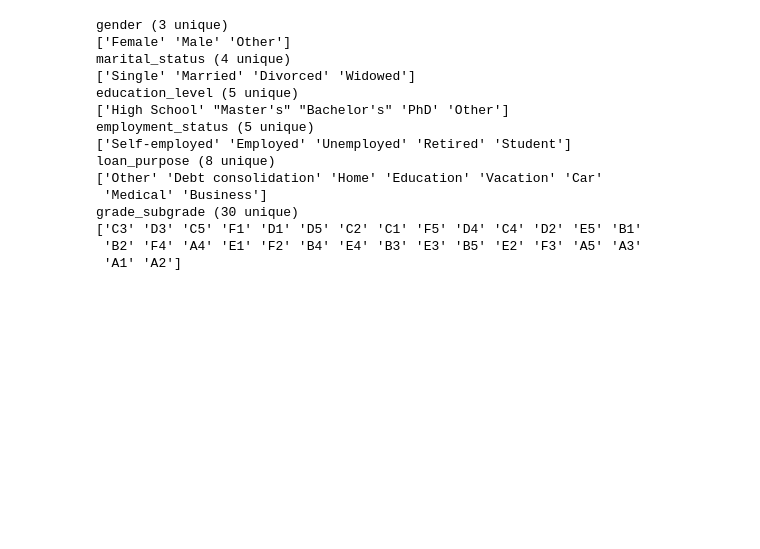
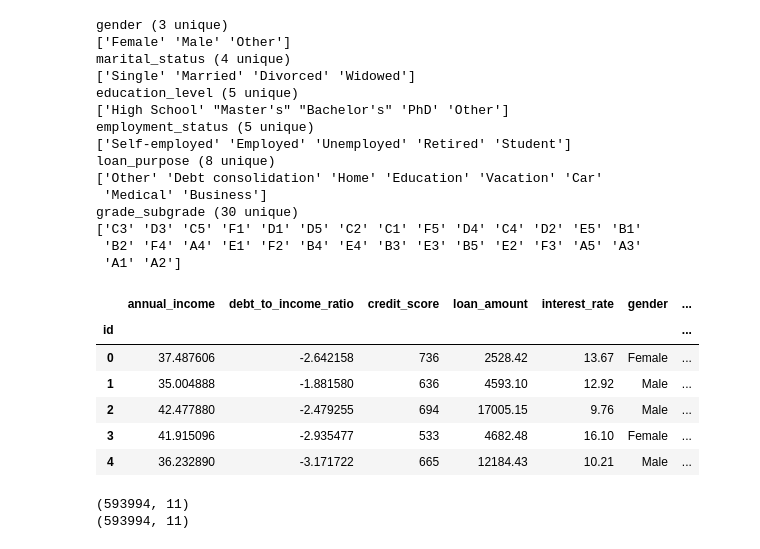
Before and after one commit to cod3astro/kaggle_ML_competition, a Jupyter notebook: loan_payback.ipynb, the cells around one changed output. Cells and saved outputs as stored; diff of their text form; code cells hidden in the pictures; blank space fills up the shorter version.

```diff
--- a/loan_payback.ipynb
+++ b/loan_payback.ipynb
@@ -188,3 +188,22 @@ grade_subgrade (30 unique)
 ['C3' 'D3' 'C5' 'F1' 'D1' 'D5' 'C2' 'C1' 'F5' 'D4' 'C4' 'D2' 'E5' 'B1'
  'B2' 'F4' 'A4' 'E1' 'F2' 'B4' 'E4' 'B3' 'E3' 'B5' 'E2' 'F3' 'A5' 'A3'
  'A1' 'A2']
+# %%
+train = df[df['is_train'] == 1].copy()
+train.drop(columns=['is_train'], inplace=True)
+
+display(train.head())
+# %% [output]
+|  | annual_income | debt_to_income_ratio | credit_score | loan_amount | interest_rate | gender | ... |
+| id |  |  |  |  |  |  | ... |
+| 0 | 37.487606 | -2.642158 | 736 | 2528.42 | 13.67 | Female | ... |
+| 1 | 35.004888 | -1.881580 | 636 | 4593.10 | 12.92 | Male | ... |
+| 2 | 42.477880 | -2.479255 | 694 | 17005.15 | 9.76 | Male | ... |
+| 3 | 41.915096 | -2.935477 | 533 | 4682.48 | 16.10 | Female | ... |
+| 4 | 36.232890 | -3.171722 | 665 | 12184.43 | 10.21 | Male | ... |
+# %%
+print(train.shape)
+print(train_df.shape)
+# %% [output]
+(593994, 11)
+(593994, 11)
```
Also changed, not shown: parts of 1 cell of this notebook.
